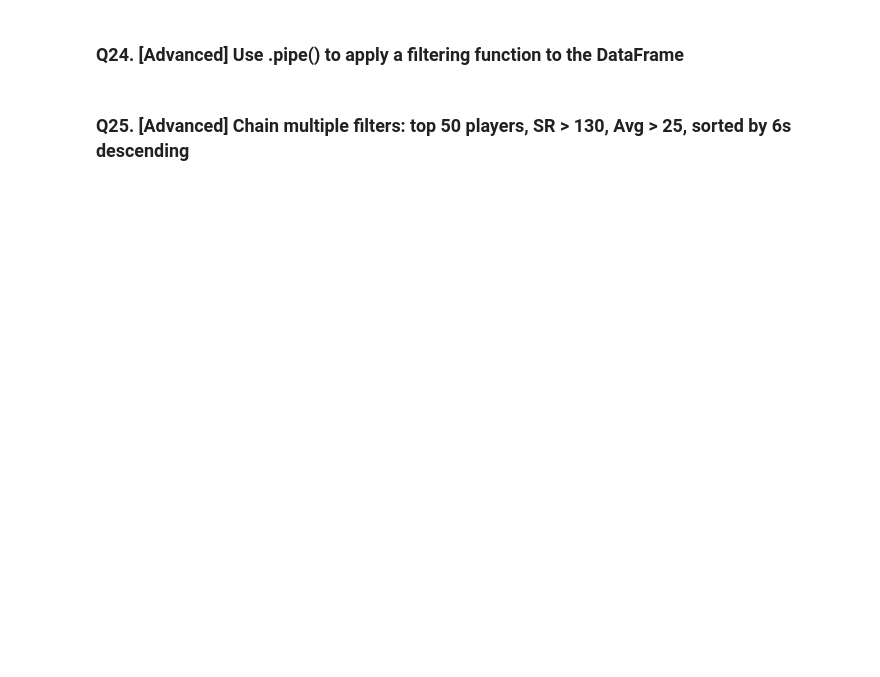
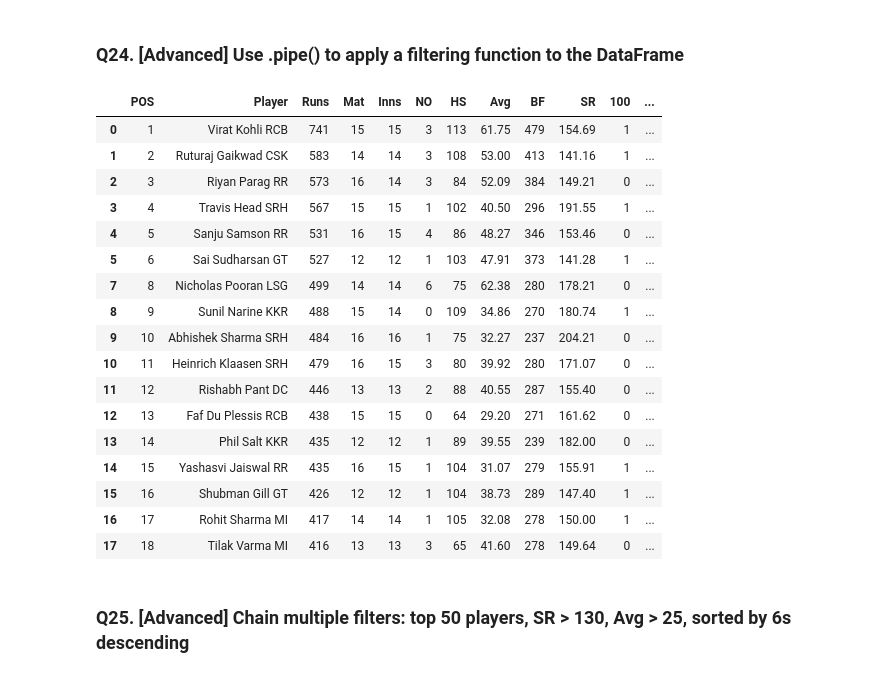
Before and after one commit to Harshit-kumar38/IPL-Dataset-Analysis-Pandas-, a Jupyter notebook: IPL_Pandas_Practice_275Q.ipynb, the cells around one changed output. Drawn from its saved outputs; the diff is of its cells as text; code cells hidden in the pictures; blank space fills up the shorter version.

```diff
--- a/IPL_Pandas_Practice_275Q.ipynb
+++ b/IPL_Pandas_Practice_275Q.ipynb
@@ -1225,6 +1274,11 @@ df.loc[df['Player'].str.contains('Sharma')]
 ### Q19. [Advanced] Use np.where to create a 'Category' column: 'Elite' if Runs>400, 'Good' if >200, else 'Average'
 # %%
 # Hint: use nested np.where
+df['Category'] = np.where(
+    df['Runs'] > 400,
+    'Elite',
+    np.where(df['Runs'] > 200, 'Good', 'Average')
+)
 # %% [markdown]
 ### Q20. [Advanced] Filter players in bottom 10% of Runs using quantile
 # %%
@@ -1246,8 +1347,28 @@ df.loc[df['Player'].str.contains('Sharma')]
 # %%
 def filter_elite(df, min_runs=400, min_sr=140):
     return df[(df['Runs'] >= min_runs) & (df['SR'] >= min_sr)]
 
 # Use pipe here
+df.pipe(filter_elite)
+# %% [output]
+|  | POS | Player | Runs | Mat | Inns | NO | HS | Avg | BF | SR | 100 | ... |
+| 0 | 1 | Virat Kohli RCB | 741 | 15 | 15 | 3 | 113 | 61.75 | 479 | 154.69 | 1 | ... |
+| 1 | 2 | Ruturaj Gaikwad CSK | 583 | 14 | 14 | 3 | 108 | 53.00 | 413 | 141.16 | 1 | ... |
+| 2 | 3 | Riyan Parag RR | 573 | 16 | 14 | 3 | 84 | 52.09 | 384 | 149.21 | 0 | ... |
+| 3 | 4 | Travis Head SRH | 567 | 15 | 15 | 1 | 102 | 40.50 | 296 | 191.55 | 1 | ... |
+| 4 | 5 | Sanju Samson RR | 531 | 16 | 15 | 4 | 86 | 48.27 | 346 | 153.46 | 0 | ... |
+| 5 | 6 | Sai Sudharsan GT | 527 | 12 | 12 | 1 | 103 | 47.91 | 373 | 141.28 | 1 | ... |
+| 7 | 8 | Nicholas Pooran LSG | 499 | 14 | 14 | 6 | 75 | 62.38 | 280 | 178.21 | 0 | ... |
+| 8 | 9 | Sunil Narine KKR | 488 | 15 | 14 | 0 | 109 | 34.86 | 270 | 180.74 | 1 | ... |
+| 9 | 10 | Abhishek Sharma SRH | 484 | 16 | 16 | 1 | 75 | 32.27 | 237 | 204.21 | 0 | ... |
+| 10 | 11 | Heinrich Klaasen SRH | 479 | 16 | 15 | 3 | 80 | 39.92 | 280 | 171.07 | 0 | ... |
+| 11 | 12 | Rishabh Pant DC | 446 | 13 | 13 | 2 | 88 | 40.55 | 287 | 155.40 | 0 | ... |
+| 12 | 13 | Faf Du Plessis RCB | 438 | 15 | 15 | 0 | 64 | 29.20 | 271 | 161.62 | 0 | ... |
+| 13 | 14 | Phil Salt KKR | 435 | 12 | 12 | 1 | 89 | 39.55 | 239 | 182.00 | 0 | ... |
+| 14 | 15 | Yashasvi Jaiswal RR | 435 | 16 | 15 | 1 | 104 | 31.07 | 279 | 155.91 | 1 | ... |
+| 15 | 16 | Shubman Gill GT | 426 | 12 | 12 | 1 | 104 | 38.73 | 289 | 147.40 | 1 | ... |
+| 16 | 17 | Rohit Sharma MI | 417 | 14 | 14 | 1 | 105 | 32.08 | 278 | 150.00 | 1 | ... |
+| 17 | 18 | Tilak Varma MI | 416 | 13 | 13 | 3 | 65 | 41.60 | 278 | 149.64 | 0 | ... |
 # %% [markdown]
 ### Q25. [Advanced] Chain multiple filters: top 50 players, SR > 130, Avg > 25, sorted by 6s descending
 # %%
```
Also changed, not shown: parts of 8 cells of this notebook.
